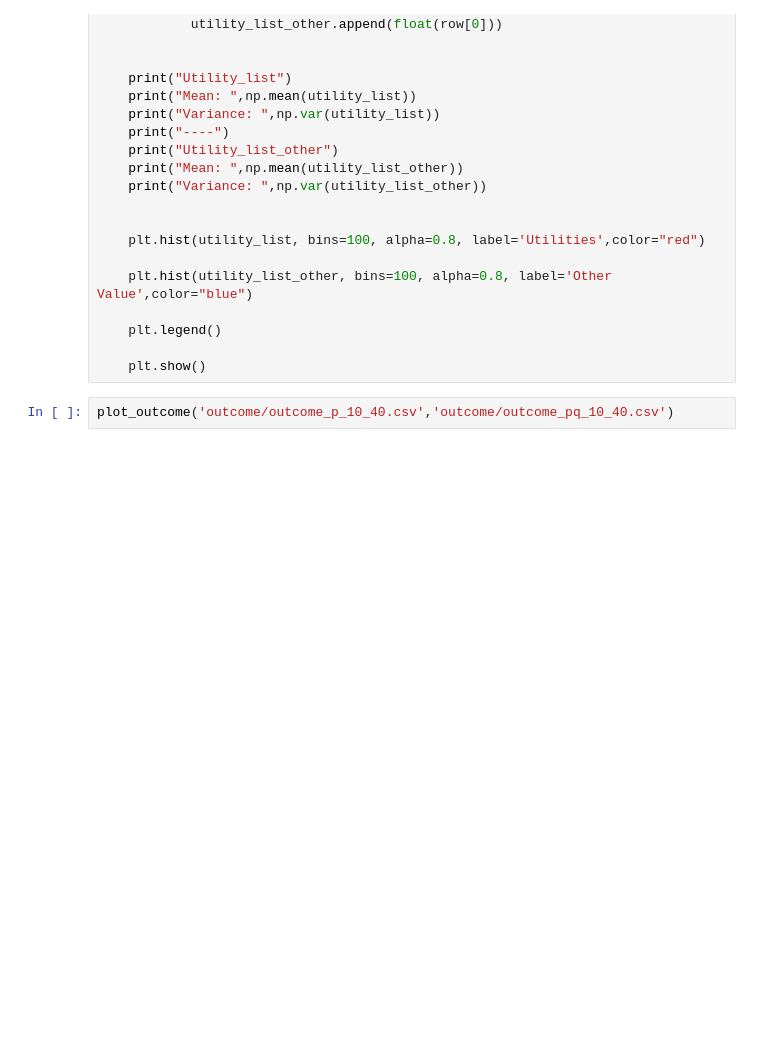
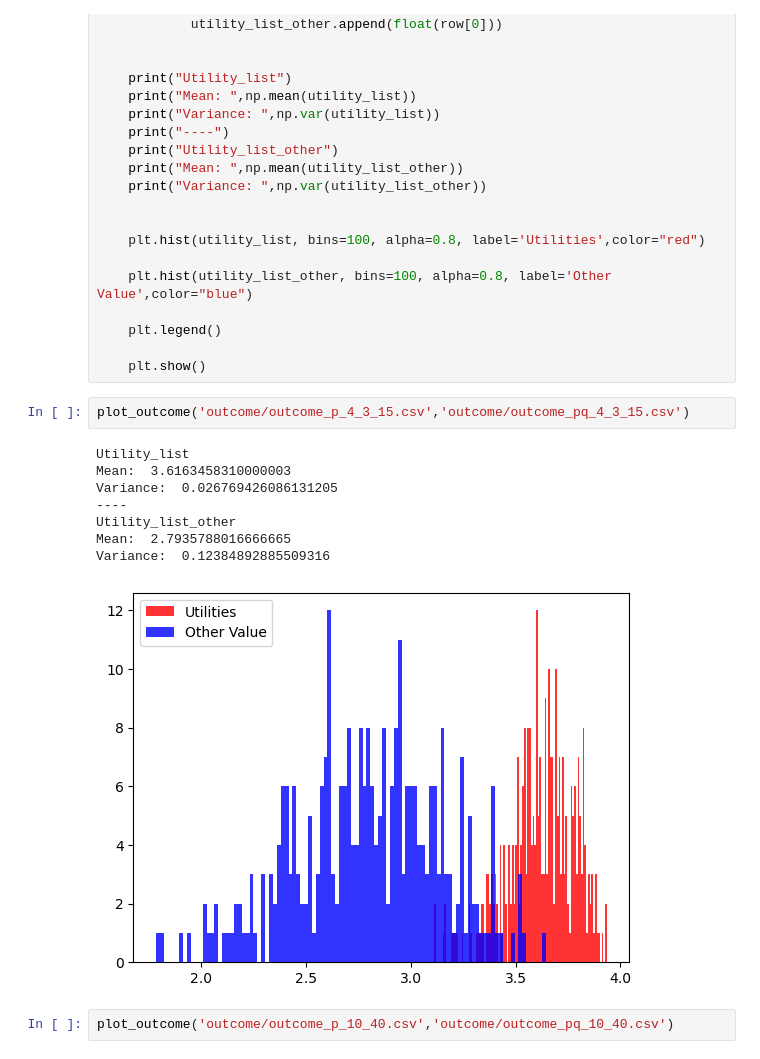
Before and after one commit to tomonatu8/envy-free-matching, a Jupyter notebook: outcome.ipynb, the cells around one changed output. Cells and saved outputs as stored; diff of their text form; blank space fills up the shorter version.

```diff
--- a/outcome.ipynb
+++ b/outcome.ipynb
@@ -36,6 +36,17 @@ def plot_outcome(file_1: str, file_2: str):
     plt.legend()
 
     plt.show()
+# %%
+plot_outcome('outcome/outcome_p_4_3_15.csv','outcome/outcome_pq_4_3_15.csv')
+# %% [output]
+Utility_list
+Mean:  3.6163458310000003
+Variance:  0.026769426086131205
+----
+Utility_list_other
+Mean:  2.7935788016666665
+Variance:  0.12384892885509316
+[figure, added]
 # %%
 plot_outcome('outcome/outcome_p_10_40.csv','outcome/outcome_pq_10_40.csv')
 # %% [output]
```
Also changed, not shown: 1 other file.
